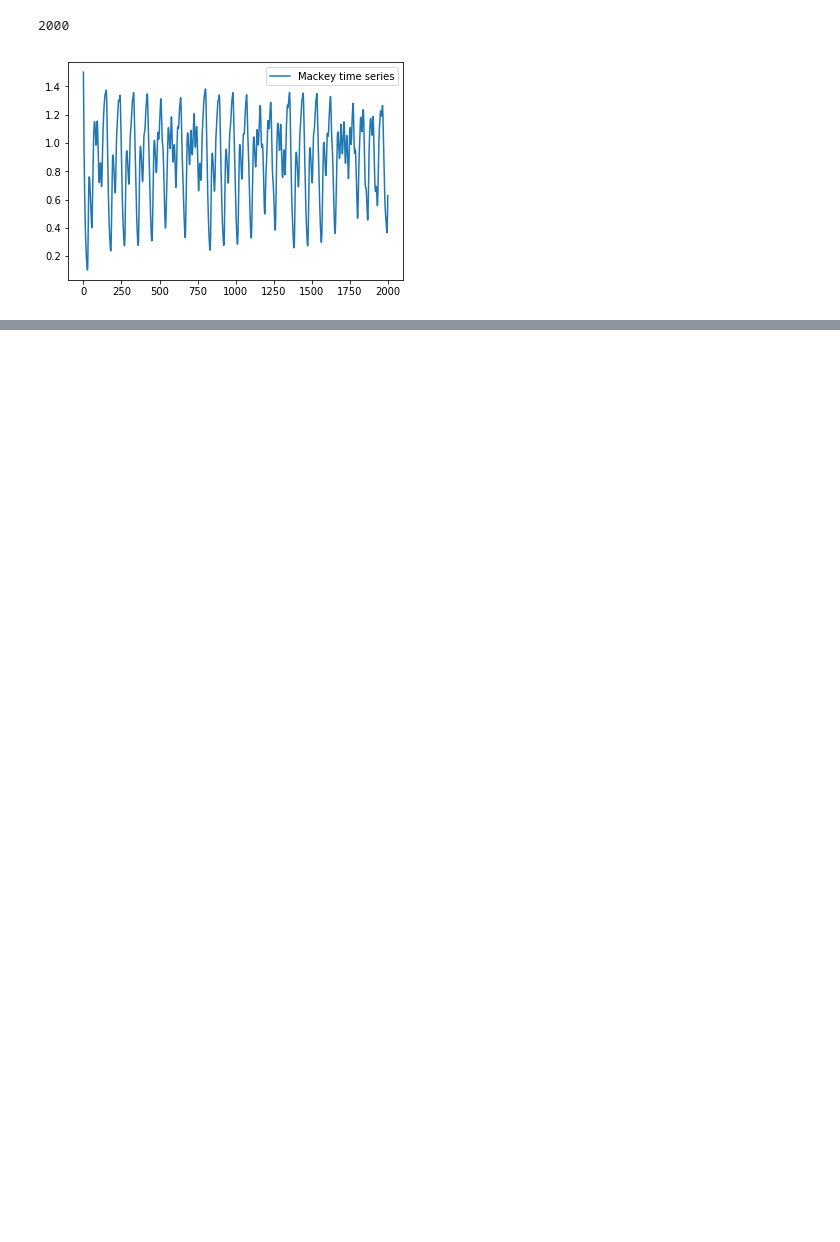
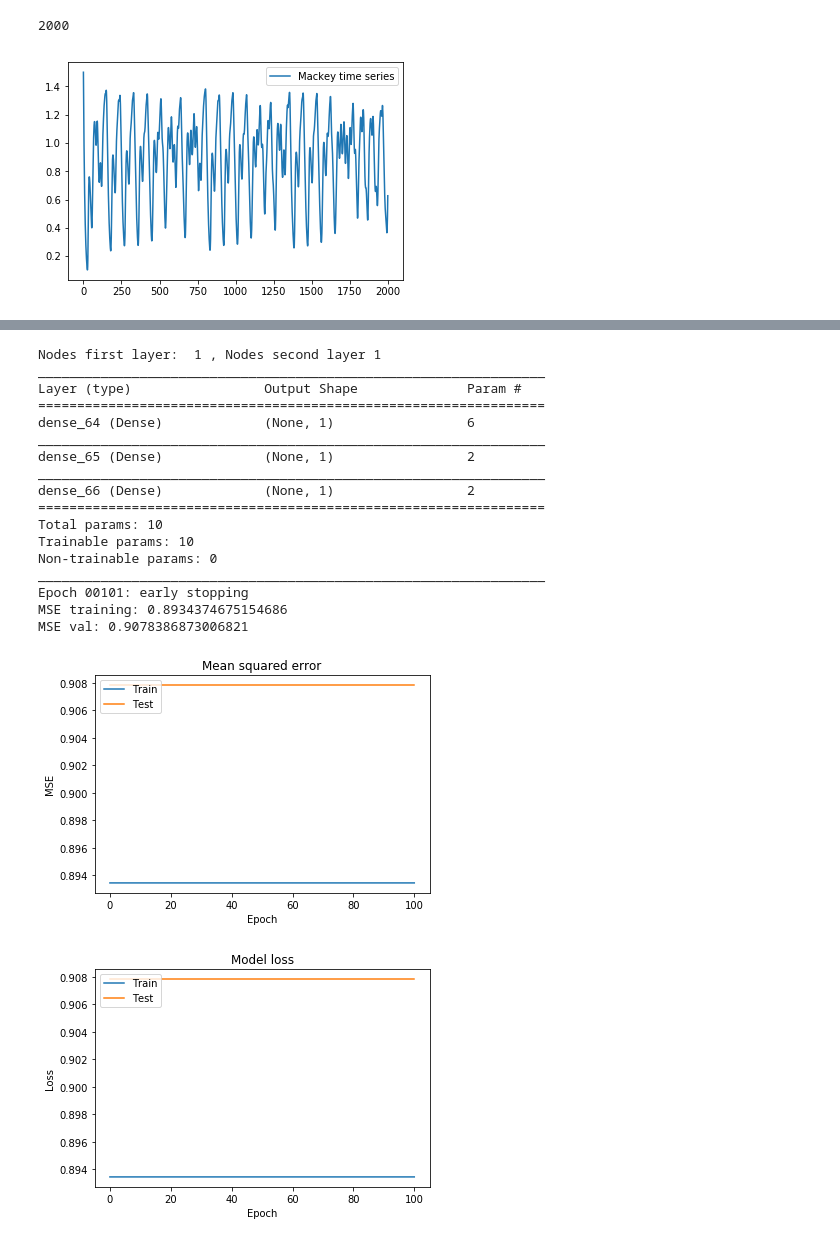
Before and after one commit to smallgreycreatures/DD2437, a Jupyter notebook: lab1/ANNDA_LAB1_4.3.1.ipynb, the cells around one changed output, grey strips where cells are left out. Cells and saved outputs as stored; diff of their text form; code cells hidden in the pictures; blank space fills up the shorter version.

```diff
--- a/lab1/ANNDA_LAB1_4.3.1.ipynb
+++ b/lab1/ANNDA_LAB1_4.3.1.ipynb
@@ -73,8 +75,3 @@ plt.show()
 # %% [output]
 2000
 [figure]
-# %%
-train_set, train_labels, test_set, test_labels = get_train_test_data(x)
-model, early_stopping = init_network([1000, 1],0.0)
-
-history = model.fit(train_set, train_labels, epochs=10000, batch_size=50, validation_split=0.2,  callbacks=[early_stopping], verbose=1)
@@ -98,0 +78,75 @@ Epoch 01564: early stopping
+# %%
+def error_mse(T, Y):
+    #return np.sum((T - Y) ** 2) / 2
+    return np.mean(((Y-T)**2))
+#model, early_stopping = init_network([100, 1],0.0)
+
+#history = model.fit(train_set, train_labels, epochs=10000, batch_size=50, validation_split=0.2,  callbacks=[early_stopping], verbose=1)
+
+
+train_set, train_labels, test_set, test_labels = get_train_test_data(x)
+nodes_first_layer = [1,10,50,100]
+hidden_nodes_second_layer = [1,10,50,100]
+hidden_nodes_third_layer = [1,10,50,100]
+
+
+
+for j in range(len(hidden_nodes_second_layer)):
+    for k in range(len(nodes_first_layer)):
+        print("Nodes first layer: ", nodes_first_layer[k], ", Nodes second layer", hidden_nodes_second_layer[j])
+
+    #if hidden_nodes_first_layer[j] > hidden_nodes_second_layer[i]:
+        model, early_stopping = init_network([nodes_first_layer[k],hidden_nodes_second_layer[j]],0.0)
+
+        history = model.fit(train_set, train_labels, epochs=10000, batch_size=50, validation_split=0.2,  callbacks=[early_stopping], verbose=0)
+
+        predictions = model.predict(test_set, verbose=0)
+        print("MSE training:",history.history['mean_squared_error'][-1])
+        print("MSE val:",history.history['val_mean_squared_error'][-1])
+
+        # Plot training & validation accuracy values
+        plt.plot(history.history['mean_squared_error'])
+        plt.plot(history.history['val_mean_squared_error'])
+        plt.title('Mean squared error')
+        plt.ylabel('MSE')
+        plt.xlabel('Epoch')
+        plt.legend(['Train', 'Test'], loc='upper left')
+        plt.show()
+
+        # Plot training & validation loss values
+        plt.plot(history.history['loss'])
+        plt.plot(history.history['val_loss'])
+        plt.title('Model loss')
+        plt.ylabel('Loss')
+        plt.xlabel('Epoch')
+        plt.legend(['Train', 'Test'], loc='upper left')
+        plt.show()
+        keras.backend.clear_session()
+
+        figure(num=None, figsize=(12, 9), dpi=80, facecolor='w', edgecolor='k')
+        t = np.arange(301,len(x)-500)
+        plt.plot(t,x[301:len(x)-500])
+        plt.plot(range(1300,1500),predictions,'ro',markersize=2)
+        plt.xlabel("time step")
+        plt.ylabel("x")
+        plt.title("Mackey-Glass Time Series (x(0) = 1.5)")
+# %% [output]
+Nodes first layer:  1 , Nodes second layer 1
+_________________________________________________________________
+Layer (type)                 Output Shape              Param #
+=================================================================
+dense_64 (Dense)             (None, 1)                 6
+_________________________________________________________________
+dense_65 (Dense)             (None, 1)                 2
+_________________________________________________________________
+dense_66 (Dense)             (None, 1)                 2
+=================================================================
+Total params: 10
+Trainable params: 10
+Non-trainable params: 0
+_________________________________________________________________
+Epoch 00101: early stopping
+MSE training: 0.8934374675154686
+MSE val: 0.9078386873006821
+[figure, added]
+[figure, added]
```
Also changed, not shown: parts of 8 cells of this notebook, 6 other files.
